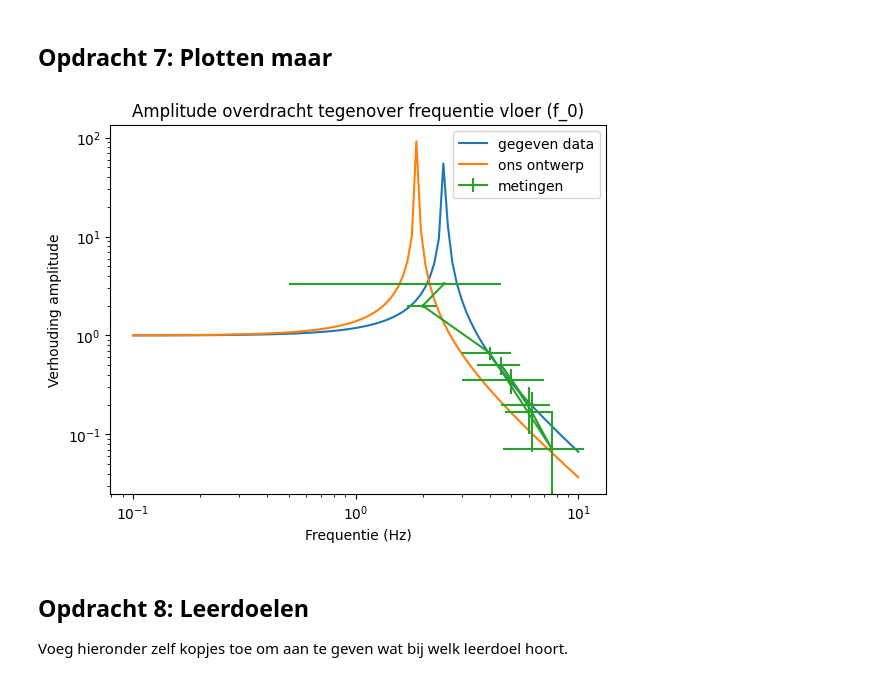
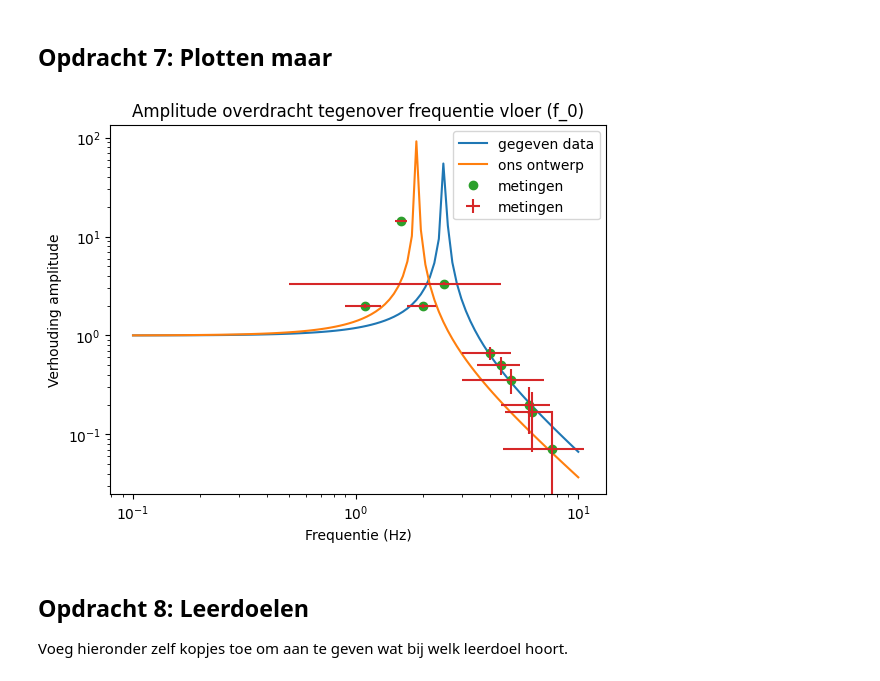
Before and after one commit to Nina925/opdrachten-DEF-D, a Jupyter notebook: FysiekeOntwerpopdrachten/5MaakEenOpstellingTrillingsvrij/Ontwerpopdracht5MaakEenOpstellingTrillingsvrijInvulTemplate.ipynb, the cells around one changed output. Drawn from its saved outputs; the diff is of its cells as text; code cells hidden in the pictures.

```diff
--- a/FysiekeOntwerpopdrachten/5MaakEenOpstellingTrillingsvrij/Ontwerpopdracht5MaakEenOpstellingTrillingsvrijInvulTemplate.ipynb
+++ b/FysiekeOntwerpopdrachten/5MaakEenOpstellingTrillingsvrij/Ontwerpopdracht5MaakEenOpstellingTrillingsvrijInvulTemplate.ipynb
@@ -193,26 +193,25 @@ plt.legend()
 ## Opdracht 7: Plotten maar
 # %%
 # Voeg hier je plots in.
-f_metingen = np.array([6,4.5,5,6.2,7.6,4,2,2.5])
-A_metingen = 1/np.array([5,2,2.8,6,14,1.5,0.5,0.3])
+f_metingen = np.array([6,4.5,5,6.2,7.6,4,2,2.5,1.1,1.6])
+A_metingen = 1/np.array([5,2,2.8,6,14,1.5,0.5,0.3,0.5,0.07])
 
-x_error = np.array([1.5,1,2,1.5,3,1,0.3,2])
+x_error = np.array([1.5,1,2,1.5,3,1,0.3,2,0.2,0.1])
 y_error = 0.1
 
 plt.plot(f_test, A, label='gegeven data')
 plt.plot(f_test, A_nieuw, label='ons ontwerp')
-plt.errorbar(f_metingen,A_metingen, xerr = x_error , yerr = y_error, label = 'metingen',)
-
-#plt.plot(f_metingen,A_metingen, 'o', label = 'metingen')
+plt.plot(f_metingen,A_metingen, 'o', label = 'metingen')
+plt.errorbar(f_metingen,A_metingen, xerr = x_error , yerr = y_error, linestyle="", label = 'metingen')
 plt.title("Amplitude overdracht tegenover frequentie vloer (f_0)")
 plt.ylabel("Verhouding amplitude")
 plt.xlabel("Frequentie (Hz)")
 plt.xscale('log')
 plt.yscale('log')
 plt.legend()
 plt.savefig('metingen.png')
 # %% [output]
-[figure, old version]
+[figure, new version]
 # %% [markdown]
 ## Opdracht 8: Leerdoelen
 Voeg hieronder zelf kopjes toe om aan te geven wat bij welk leerdoel hoort.
```
Also changed, not shown: parts of 1 cell of this notebook, 1 other file.
